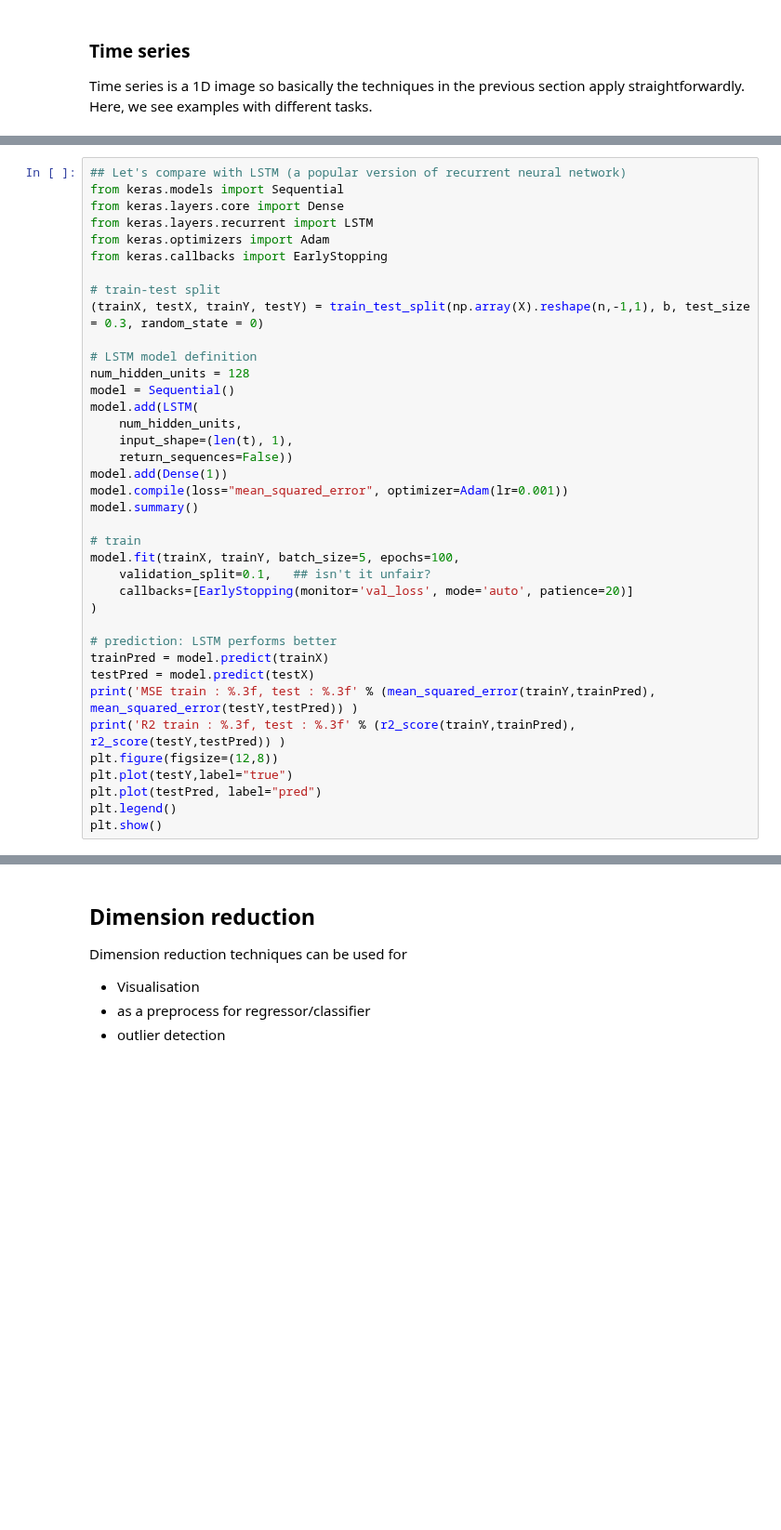
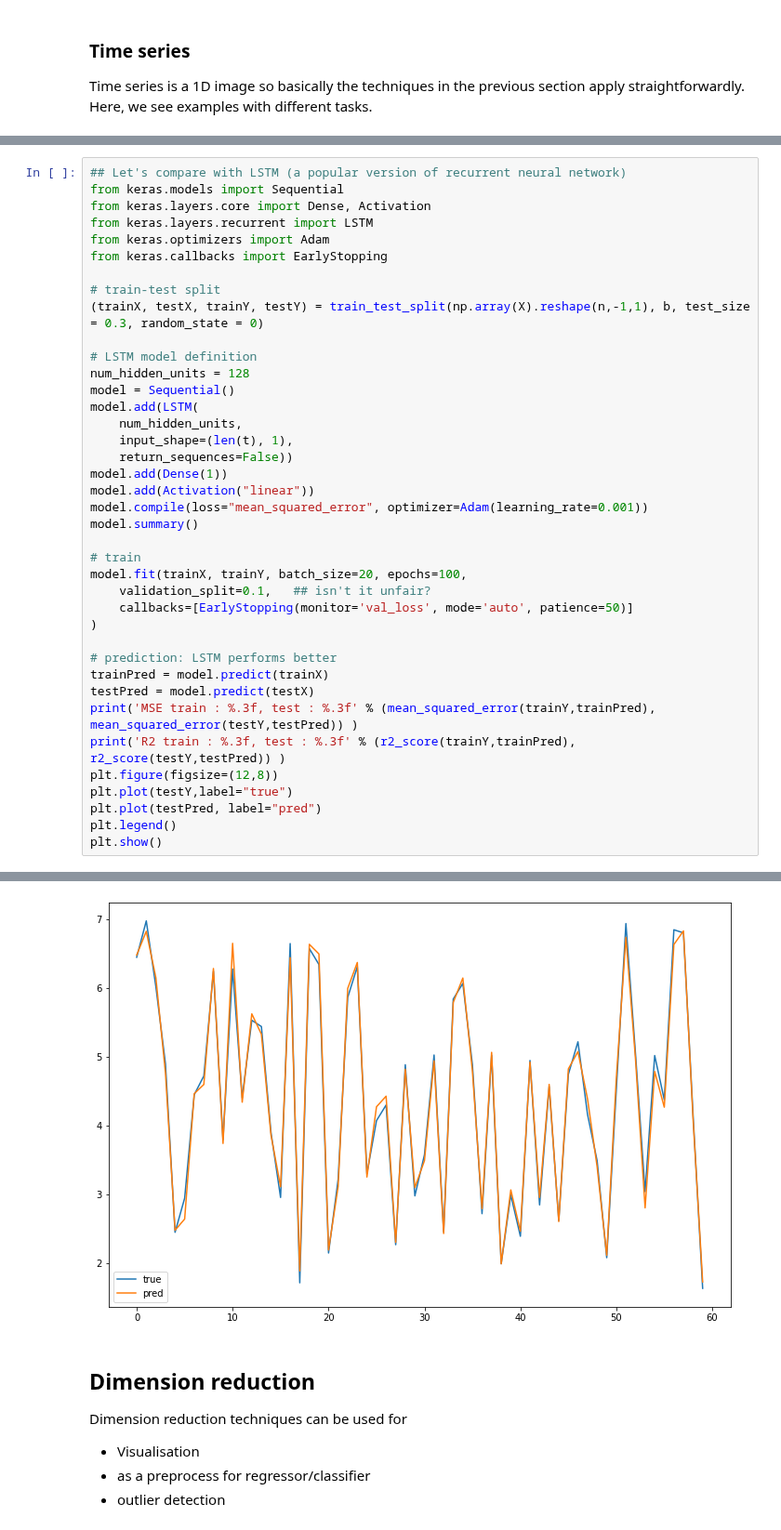
Before and after one commit to shizuo-kaji/TutorialTopologicalDataAnalysis, a Jupyter notebook: TopologicalDataAnalysisWithPython.ipynb, the cells around one changed output, grey strips where cells are left out. Shown at 93% size. Saved outputs shown, nothing was run; the diff lists cells and outputs as text; blank space fills up the shorter version.

```diff
--- a/TopologicalDataAnalysisWithPython.ipynb
+++ b/TopologicalDataAnalysisWithPython.ipynb
@@ -571,7 +573,7 @@ R2 train : 0.978, test : 0.877
 # %%
 ## Let's compare with LSTM (a popular version of recurrent neural network)
 from keras.models import Sequential
-from keras.layers.core import Dense
+from keras.layers.core import Dense, Activation
 from keras.layers.recurrent import LSTM
 from keras.optimizers import Adam
 from keras.callbacks import EarlyStopping
@@ -587,13 +589,14 @@ model.add(LSTM(
     input_shape=(len(t), 1),
     return_sequences=False))
 model.add(Dense(1))
-model.compile(loss="mean_squared_error", optimizer=Adam(lr=0.001))
+model.add(Activation("linear"))
+model.compile(loss="mean_squared_error", optimizer=Adam(learning_rate=0.001))
 model.summary()
 
 # train
-model.fit(trainX, trainY, batch_size=5, epochs=100,
+model.fit(trainX, trainY, batch_size=20, epochs=100,
     validation_split=0.1,   ## isn't it unfair?
-    callbacks=[EarlyStopping(monitor='val_loss', mode='auto', patience=20)]
+    callbacks=[EarlyStopping(monitor='val_loss', mode='auto', patience=50)]
 )
 
 # prediction: LSTM performs better
@@ -606,3 +609,4 @@ plt.plot(testY,label="true")
 plt.plot(testPred, label="pred")
 plt.legend()
 plt.show()
+# %% [output]
@@ -609,3 +630,4 @@ plt.show()
+[figure, added]
 # %% [markdown]
 ## Dimension reduction
 Dimension reduction techniques can be used for
```
Also changed, not shown: parts of 22 cells of this notebook.
